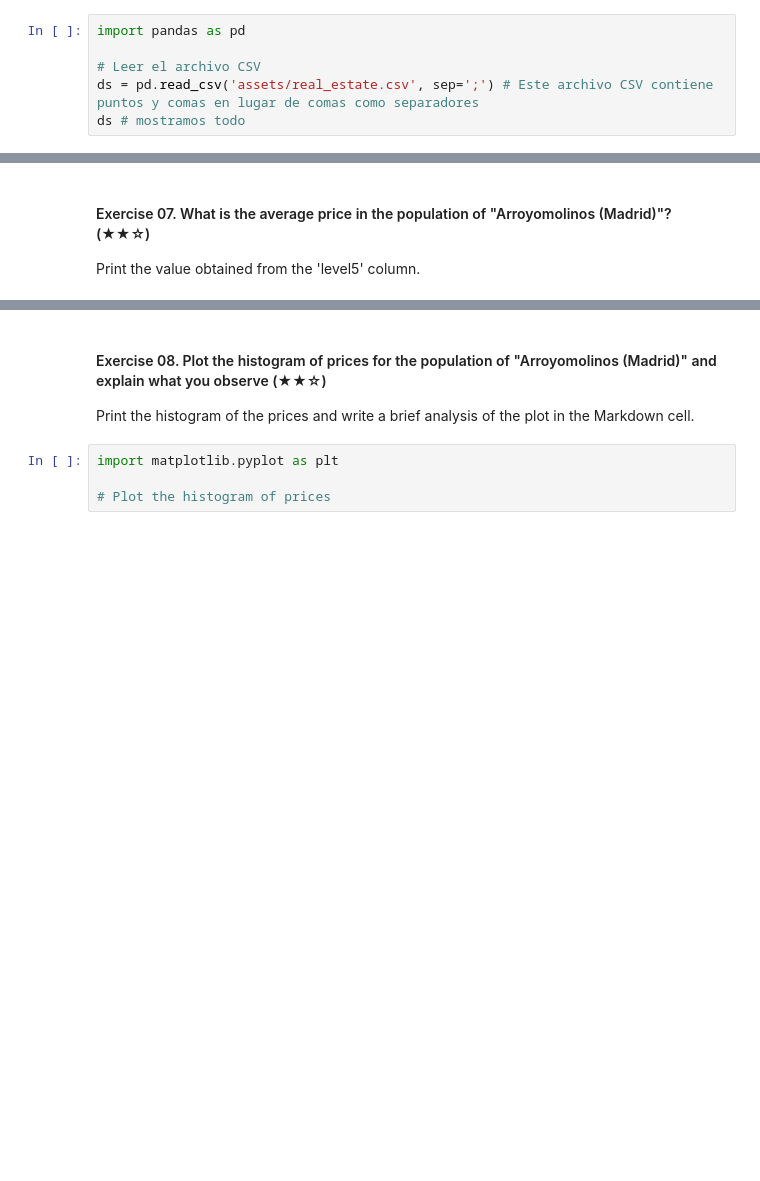
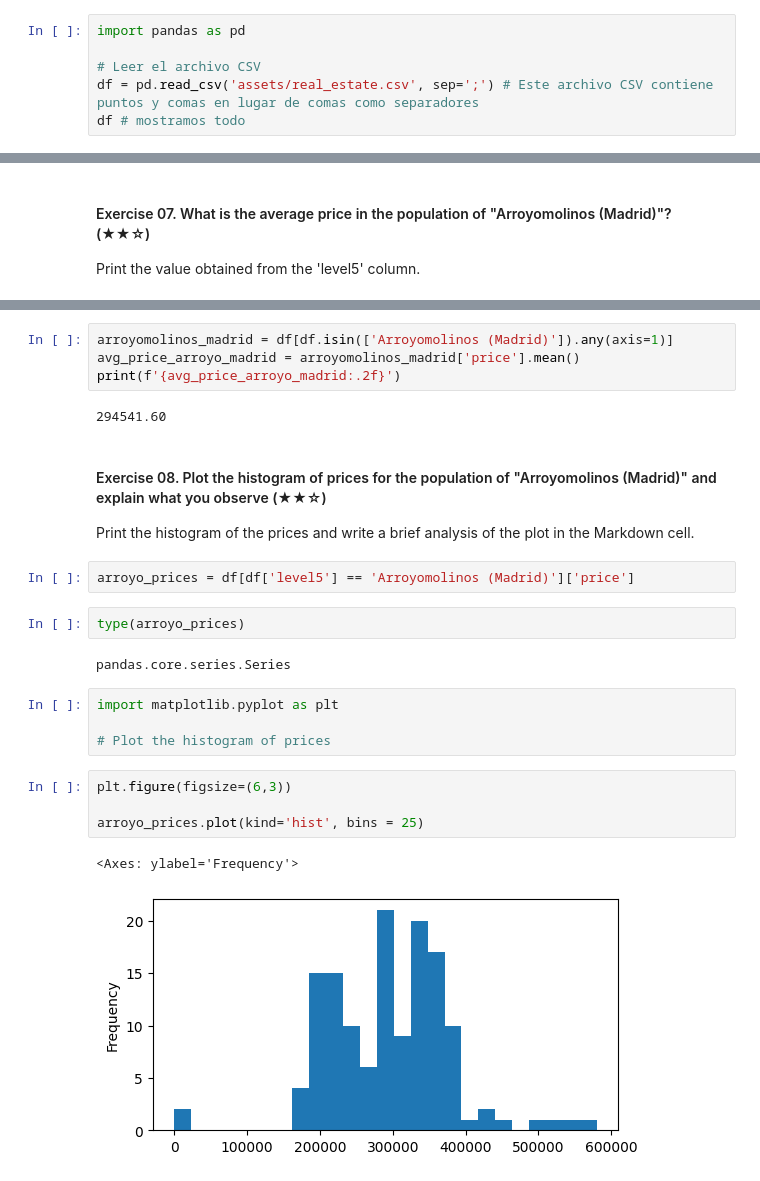
Before and after one commit to 4GeeksAcademy/sfreagin-data-clean-up-pandas-for-beginners-project, a Jupyter notebook: project.ipynb, the cells around one changed output, grey strips where cells are left out. Cells and saved outputs as stored; diff of their text form; blank space fills up the shorter version.

Commit message:
finished the Pandas project

```diff
--- a/project.ipynb
+++ b/project.ipynb
@@ -70,8 +127,8 @@ Let's get started!
 import pandas as pd
 
 # Leer el archivo CSV
-ds = pd.read_csv('assets/real_estate.csv', sep=';') # Este archivo CSV contiene puntos y comas en lugar de comas como separadores
-ds # mostramos todo
+df = pd.read_csv('assets/real_estate.csv', sep=';') # Este archivo CSV contiene puntos y comas en lugar de comas como separadores
+df # mostramos todo
 # %% [output]
 |  | Unnamed: 0 | id_realEstates | isNew | realEstate_name | phone_realEstate | url_inmueble | rooms | ... |
 | 0 | 1 | 153771986 | False | ferrari 57 inmobiliaria | 912177526.0 | https://www.fotocasa.es/es/compra... | 3.0 | ... |
@@ -151,8 +347,27 @@ Print the value obtained from the 'level5' column.
+# %%
+arroyomolinos_madrid = df[df.isin(['Arroyomolinos (Madrid)']).any(axis=1)]
+avg_price_arroyo_madrid = arroyomolinos_madrid['price'].mean()
+print(f'{avg_price_arroyo_madrid:.2f}')
+# %% [output]
+294541.60
 # %% [markdown]
 #### Exercise 08. Plot the histogram of prices for the population of "Arroyomolinos (Madrid)" and explain what you observe (★★☆)
 
 Print the histogram of the prices and write a brief analysis of the plot in the Markdown cell.
+# %%
+arroyo_prices = df[df['level5'] == 'Arroyomolinos (Madrid)']['price']
+# %%
+type(arroyo_prices)
+# %% [output]
+pandas.core.series.Series
 # %%
 import matplotlib.pyplot as plt
 
 # Plot the histogram of prices
+# %%
+plt.figure(figsize=(6,3))
+
+arroyo_prices.plot(kind='hist', bins = 25)
+# %% [output]
+<Axes: ylabel='Frequency'>
+[figure, added]
```
Also changed, not shown: parts of 28 cells of this notebook.
